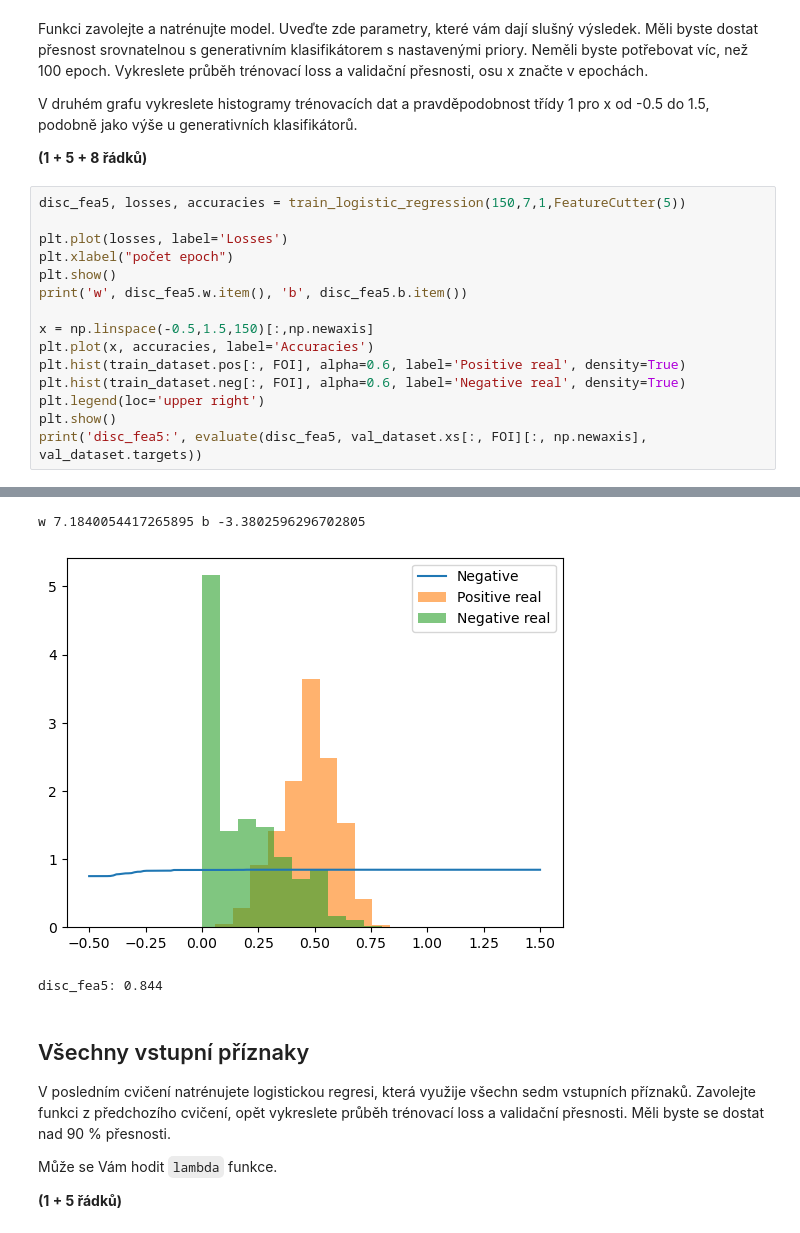
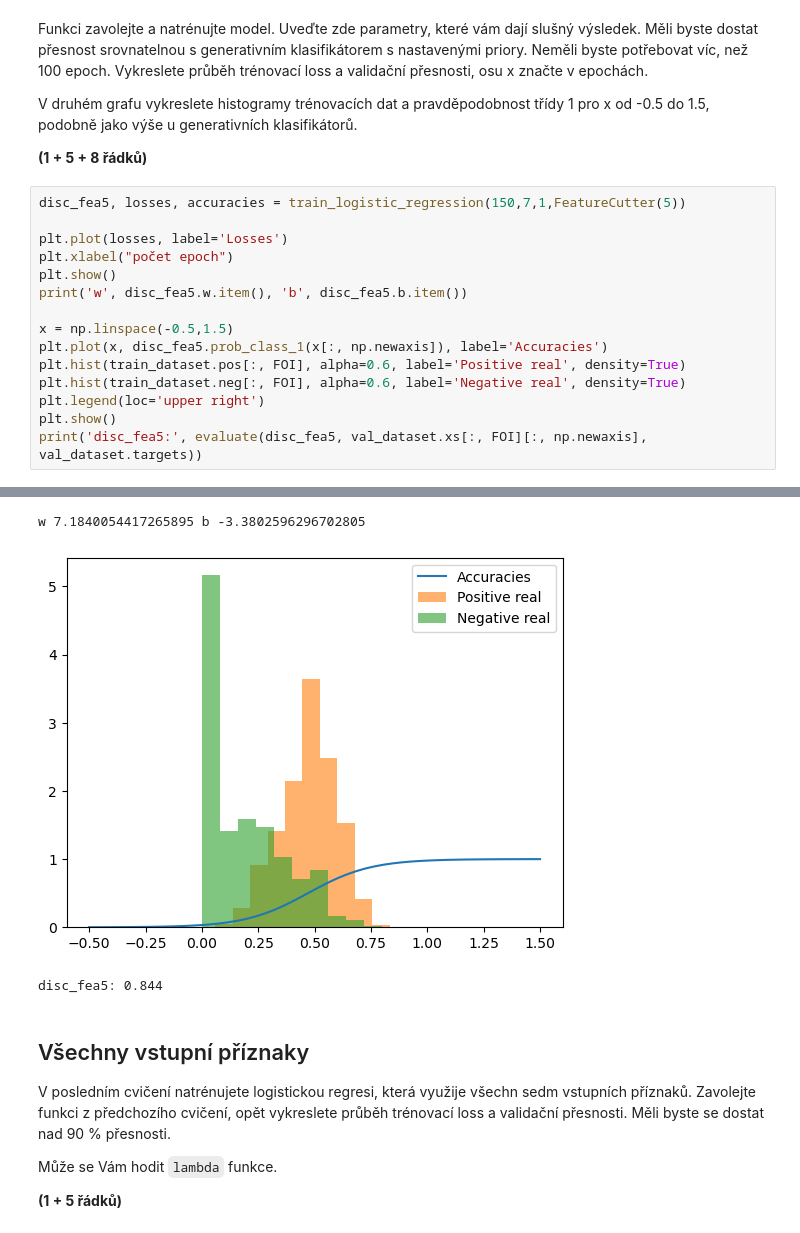
Before and after one commit to Aenariss/sui-proj2, a Jupyter notebook: zadani.ipynb, the cells around one changed output, grey strips where cells are left out. Saved outputs shown, nothing was run; the diff lists cells and outputs as text.

Commit message:
train_logistic_regression - Accuracies graph

```diff
--- a/zadani.ipynb
+++ b/zadani.ipynb
@@ -303,22 +303,22 @@ V druhém grafu vykreslete histogramy trénovacích dat a pravděpodobnost tří
 # %%
 disc_fea5, losses, accuracies = train_logistic_regression(150,7,1,FeatureCutter(5))
 
 plt.plot(losses, label='Losses')
 plt.xlabel("počet epoch")
 plt.show()
 print('w', disc_fea5.w.item(), 'b', disc_fea5.b.item())
 
-x = np.linspace(-0.5,1.5,150)[:,np.newaxis]
-plt.plot(x, accuracies, label='Accuracies')
+x = np.linspace(-0.5,1.5)
+plt.plot(x, disc_fea5.prob_class_1(x[:, np.newaxis]), label='Accuracies')
 plt.hist(train_dataset.pos[:, FOI], alpha=0.6, label='Positive real', density=True)
 plt.hist(train_dataset.neg[:, FOI], alpha=0.6, label='Negative real', density=True)
 plt.legend(loc='upper right')
 plt.show()
 print('disc_fea5:', evaluate(disc_fea5, val_dataset.xs[:, FOI][:, np.newaxis], val_dataset.targets))
 # %% [output]
 [figure]
 w 7.1840054417265895 b -3.3802596296702805
-[figure, old version]
+[figure, new version]
 disc_fea5: 0.844
 # %% [markdown]
 ## Všechny vstupní příznaky
```
